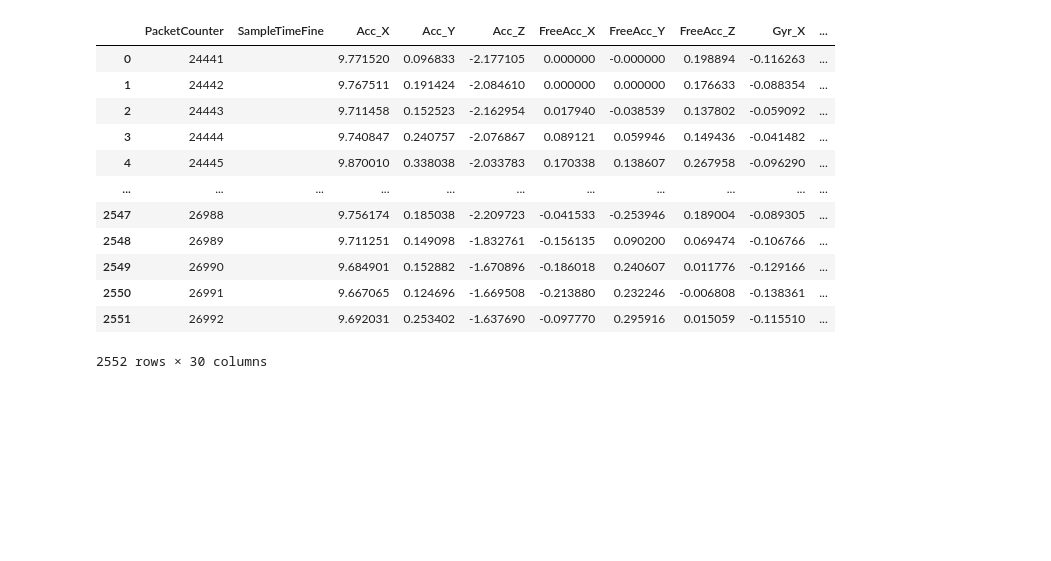
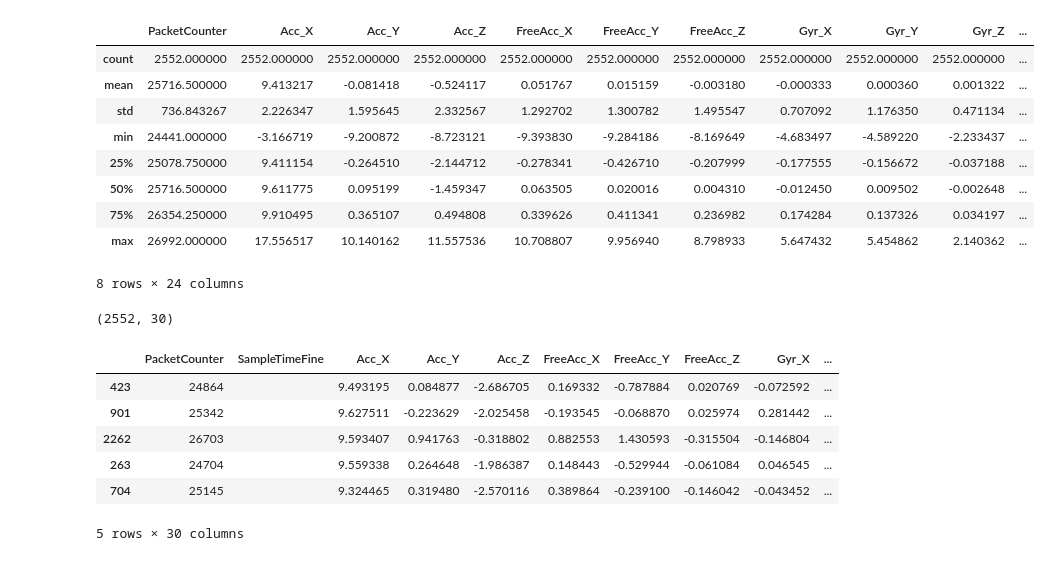
Before and after one commit to aidar-ms/stream-gait-data, a Jupyter notebook: data_exploration.ipynb, the cells around one changed output. Saved outputs shown, nothing was run; the diff lists cells and outputs as text; code cells hidden in the pictures; blank space fills up the shorter version.

```diff
--- a/data_exploration.ipynb
+++ b/data_exploration.ipynb
@@ -3,18 +6,19 @@ import pandas as pd
 # %%
-data_1 = pd.read_csv("input data_SD/1/1-000_00B4328B.txt.csv")
+data_1 = pd.read_csv("input_data_SD/1/1-000_00B4328B.txt.csv")
 # %%
-data_1
+data_1.describe()
 # %% [output]
-|  | PacketCounter | SampleTimeFine | Acc_X | Acc_Y | Acc_Z | FreeAcc_X | FreeAcc_Y | FreeAcc_Z | Gyr_X | ... |
-| 0 | 24441 |  | 9.771520 | 0.096833 | -2.177105 | 0.000000 | -0.000000 | 0.198894 | -0.116263 | ... |
-| 1 | 24442 |  | 9.767511 | 0.191424 | -2.084610 | 0.000000 | 0.000000 | 0.176633 | -0.088354 | ... |
-| 2 | 24443 |  | 9.711458 | 0.152523 | -2.162954 | 0.017940 | -0.038539 | 0.137802 | -0.059092 | ... |
-| 3 | 24444 |  | 9.740847 | 0.240757 | -2.076867 | 0.089121 | 0.059946 | 0.149436 | -0.041482 | ... |
-| 4 | 24445 |  | 9.870010 | 0.338038 | -2.033783 | 0.170338 | 0.138607 | 0.267958 | -0.096290 | ... |
-| ... | ... | ... | ... | ... | ... | ... | ... | ... | ... | ... |
-| 2547 | 26988 |  | 9.756174 | 0.185038 | -2.209723 | -0.041533 | -0.253946 | 0.189004 | -0.089305 | ... |
-| 2548 | 26989 |  | 9.711251 | 0.149098 | -1.832761 | -0.156135 | 0.090200 | 0.069474 | -0.106766 | ... |
-| 2549 | 26990 |  | 9.684901 | 0.152882 | -1.670896 | -0.186018 | 0.240607 | 0.011776 | -0.129166 | ... |
-| 2550 | 26991 |  | 9.667065 | 0.124696 | -1.669508 | -0.213880 | 0.232246 | -0.006808 | -0.138361 | ... |
-| 2551 | 26992 |  | 9.692031 | 0.253402 | -1.637690 | -0.097770 | 0.295916 | 0.015059 | -0.115510 | ... |
+|  | PacketCounter | Acc_X | Acc_Y | Acc_Z | FreeAcc_X | FreeAcc_Y | FreeAcc_Z | Gyr_X | Gyr_Y | Gyr_Z | ... |
+| count | 2552.000000 | 2552.000000 | 2552.000000 | 2552.000000 | 2552.000000 | 2552.000000 | 2552.000000 | 2552.000000 | 2552.000000 | 2552.000000 | ... |
+| mean | 25716.500000 | 9.413217 | -0.081418 | -0.524117 | 0.051767 | 0.015159 | -0.003180 | -0.000333 | 0.000360 | 0.001322 | ... |
+| std | 736.843267 | 2.226347 | 1.595645 | 2.332567 | 1.292702 | 1.300782 | 1.495547 | 0.707092 | 1.176350 | 0.471134 | ... |
+| min | 24441.000000 | -3.166719 | -9.200872 | -8.723121 | -9.393830 | -9.284186 | -8.169649 | -4.683497 | -4.589220 | -2.233437 | ... |
+| 25% | 25078.750000 | 9.411154 | -0.264510 | -2.144712 | -0.278341 | -0.426710 | -0.207999 | -0.177555 | -0.156672 | -0.037188 | ... |
+| 50% | 25716.500000 | 9.611775 | 0.095199 | -1.459347 | 0.063505 | 0.020016 | 0.004310 | -0.012450 | 0.009502 | -0.002648 | ... |
+| 75% | 26354.250000 | 9.910495 | 0.365107 | 0.494808 | 0.339626 | 0.411341 | 0.236982 | 0.174284 | 0.137326 | 0.034197 | ... |
+| max | 26992.000000 | 17.556517 | 10.140162 | 11.557536 | 10.708807 | 9.956940 | 8.798933 | 5.647432 | 5.454862 | 2.140362 | ... |
-2552 rows × 30 columns
+8 rows × 24 columns
+# %%
+data_1.shape
+# %% [output]
+(2552, 30)
@@ -20,0 +27,11 @@ data_1
+# %%
+# SampleTimeFine, Latitude, Longitude, Vel_X, VelY, Vel_Z are always empty
+data_1.sample(5)
+# %% [output]
+|  | PacketCounter | SampleTimeFine | Acc_X | Acc_Y | Acc_Z | FreeAcc_X | FreeAcc_Y | FreeAcc_Z | Gyr_X | ... |
+| 423 | 24864 |  | 9.493195 | 0.084877 | -2.686705 | 0.169332 | -0.787884 | 0.020769 | -0.072592 | ... |
+| 901 | 25342 |  | 9.627511 | -0.223629 | -2.025458 | -0.193545 | -0.068870 | 0.025974 | 0.281442 | ... |
+| 2262 | 26703 |  | 9.593407 | 0.941763 | -0.318802 | 0.882553 | 1.430593 | -0.315504 | -0.146804 | ... |
+| 263 | 24704 |  | 9.559338 | 0.264648 | -1.986387 | 0.148443 | -0.529944 | -0.061084 | 0.046545 | ... |
+| 704 | 25145 |  | 9.324465 | 0.319480 | -2.570116 | 0.389864 | -0.239100 | -0.146042 | -0.043452 | ... |
+5 rows × 30 columns
```
Also changed, not shown: parts of 8 cells of this notebook.
